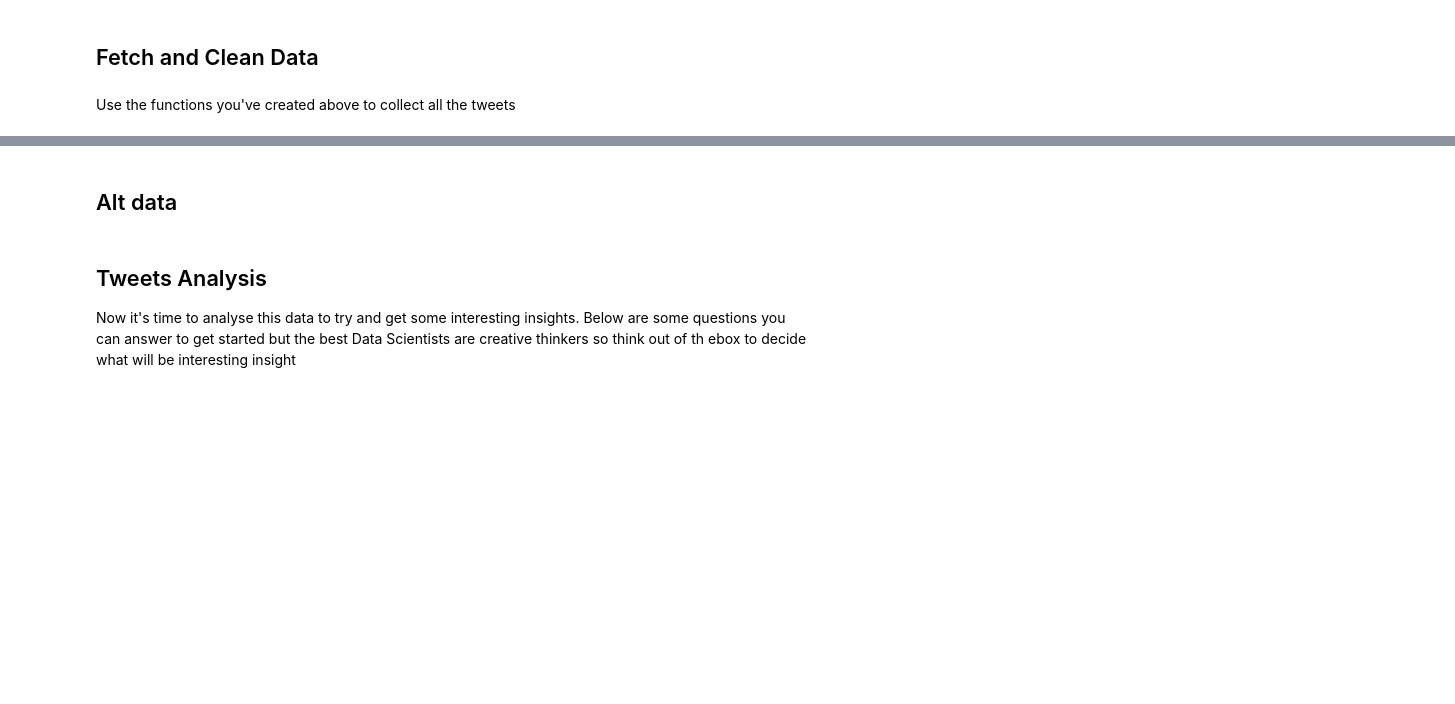
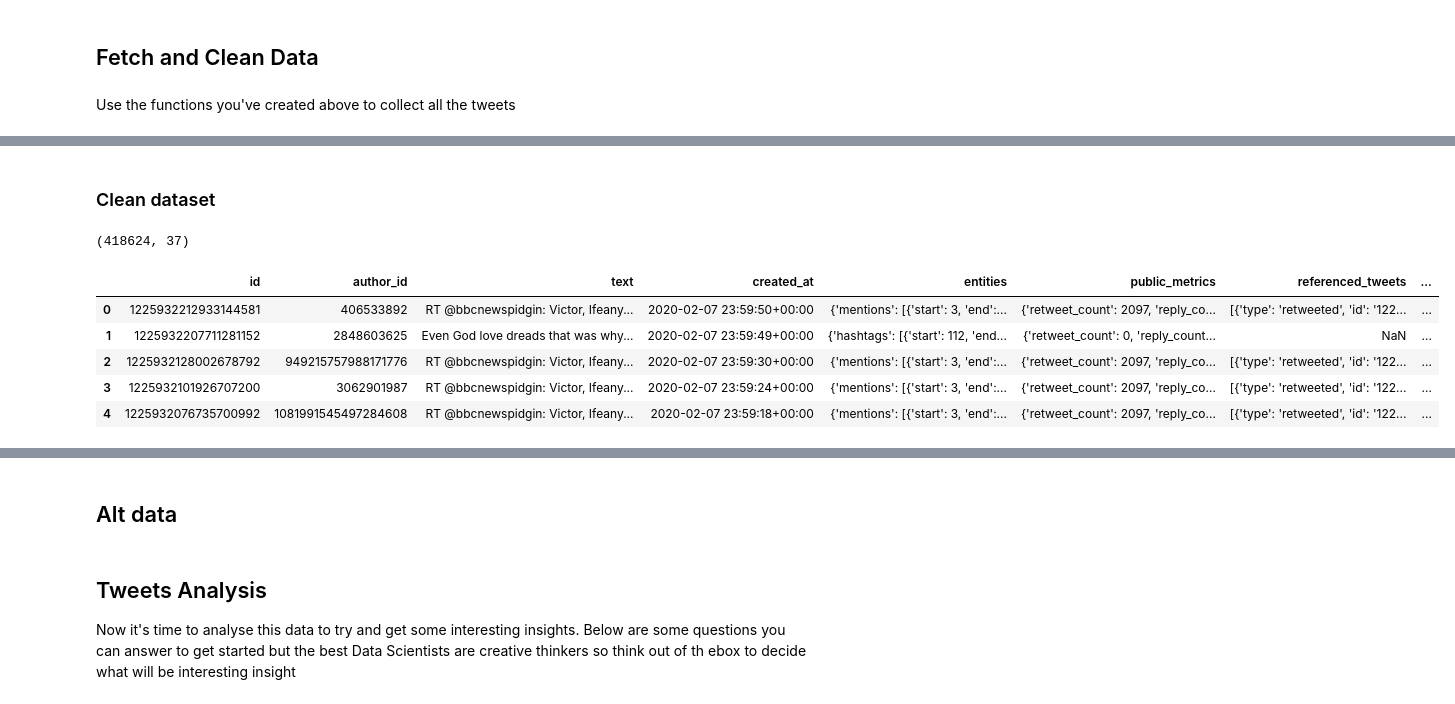
Before and after one commit to DataJediAcademy/endsars-twitter-analysis, a Jupyter notebook: EndSARS_Twitter_Analysis.ipynb, the cells around one changed output, grey strips where cells are left out. Saved outputs shown, nothing was run; the diff lists cells and outputs as text; code cells hidden in the pictures; blank space fills up the shorter version.

```diff
--- a/EndSARS_Twitter_Analysis.ipynb
+++ b/EndSARS_Twitter_Analysis.ipynb
@@ -11,6 +11,7 @@ import pandas as pd
 import numpy as np
 import seaborn as sns
 import yaml
+import requests
 import os
 import json
 import re
@@ -21,11 +22,13 @@ from searchtweets import ResultStream, gen_request_parameters, load_credentials,
 # import fastText as ft
 from sklearn.model_selection import train_test_split
 import numpy as np
-from datetime import datetime, timedelta
+from datetime import datetime, timedelta, date
+import networkx as nx
 
 
 %matplotlib inline
 pd.set_option("display.max_rows", 500)
+pd.set_option("display.max_columns", 500)
 # %% [markdown]
 ### Connecting to Twitter
 
@@ -156,3 +319,5 @@ Make sure to save the tweets after this process, use a file format that won't co
+# %% [markdown]
+### Clean dataset
 # %%
 def delete_duplicates(df, str_len=25):
     """
@@ -173,3 +338,19 @@ def preprocess_tweet(tweet):
 tweets_df = delete_duplicates(tweets_to_analyse)
 tweets_df.reset_index(inplace=True, drop=True)
 tweets_df['text_clean'] = tweets_df['text'].apply(preprocess_tweet)
+# %%
+tweets_df = pd.read_pickle("./data/endsars_tweets_master_clean_data.pkl")
+tweets_df.shape
+# %% [output]
+(418624, 37)
+# %%
+tweets_df.reset_index(drop=True, inplace=True)
+# %%
+tweets_df.head()
+# %% [output]
+|  | id | author_id | text | created_at | entities | public_metrics | referenced_tweets | ... |
+| 0 | 1225932212933144581 | 406533892 | RT @bbcnewspidgin: Victor, Ifeany... | 2020-02-07 23:59:50+00:00 | {'mentions': [{'start': 3, 'end':... | {'retweet_count': 2097, 'reply_co... | [{'type': 'retweeted', 'id': '122... | ... |
+| 1 | 1225932207711281152 | 2848603625 | Even God love dreads that was why... | 2020-02-07 23:59:49+00:00 | {'hashtags': [{'start': 112, 'end... | {'retweet_count': 0, 'reply_count... | NaN | ... |
+| 2 | 1225932128002678792 | 949215757988171776 | RT @bbcnewspidgin: Victor, Ifeany... | 2020-02-07 23:59:30+00:00 | {'mentions': [{'start': 3, 'end':... | {'retweet_count': 2097, 'reply_co... | [{'type': 'retweeted', 'id': '122... | ... |
+| 3 | 1225932101926707200 | 3062901987 | RT @bbcnewspidgin: Victor, Ifeany... | 2020-02-07 23:59:24+00:00 | {'mentions': [{'start': 3, 'end':... | {'retweet_count': 2097, 'reply_co... | [{'type': 'retweeted', 'id': '122... | ... |
+| 4 | 1225932076735700992 | 1081991545497284608 | RT @bbcnewspidgin: Victor, Ifeany... | 2020-02-07 23:59:18+00:00 | {'mentions': [{'start': 3, 'end':... | {'retweet_count': 2097, 'reply_co... | [{'type': 'retweeted', 'id': '122... | ... |
```
Also changed, not shown: parts of 56 cells of this notebook, 3 other files.
